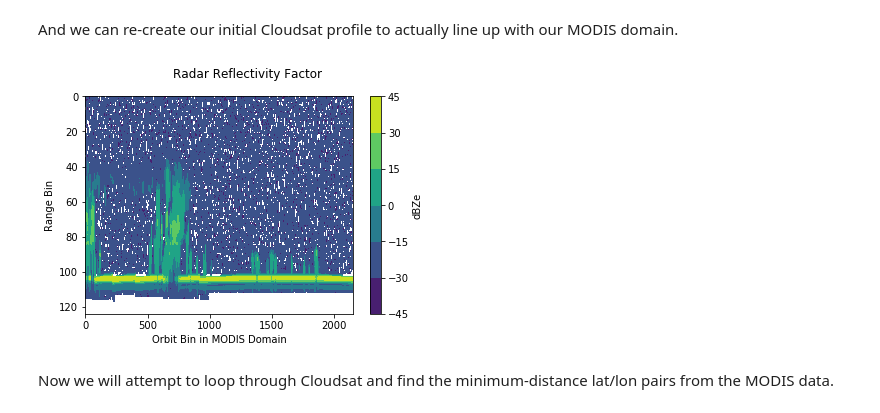
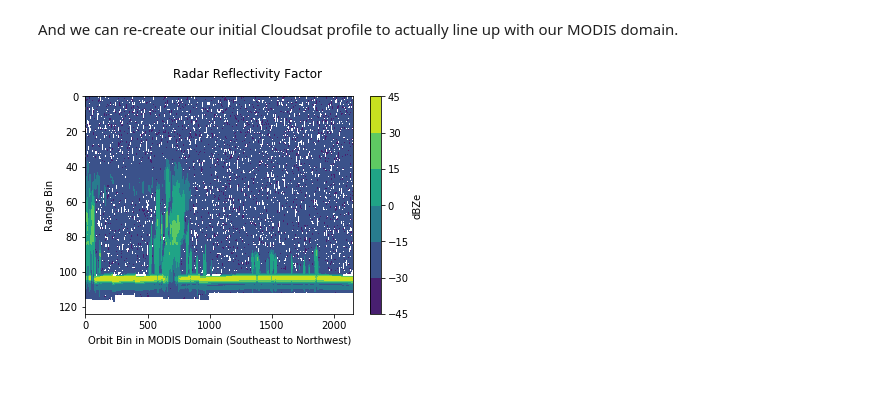
Before and after one commit to dcamron/radtran, a Jupyter notebook: radtran.ipynb, the cells around one changed output. Saved outputs shown, nothing was run; the diff lists cells and outputs as text; code cells hidden in the pictures; blank space fills up the shorter version.

```diff
--- a/radtran.ipynb
+++ b/radtran.ipynb
@@ -157,15 +169,13 @@ And we can re-create our initial Cloudsat profile to actually line up with our M
 # %%
 fig = plt.figure()
 fig.suptitle(refc_name)
 ax = plt.axes()
 c = plt.contourf(nref_c.T)
 ax.invert_yaxis()
 ax.set_ylabel('Range Bin')
-ax.set_xlabel('Orbit Bin in MODIS Domain')
+ax.set_xlabel('Orbit Bin in MODIS Domain (Southeast to Northwest)')
 cb = plt.colorbar()
 cb.set_label(refc_units)
 fig.savefig('figures/cloudsat_radar-reflectivity.png')
 # %% [output]
-[figure, old version]
+[figure, new version]
-# %% [markdown]
-Now we will attempt to loop through Cloudsat and find the minimum-distance lat/lon pairs from the MODIS data.
```
Also changed, not shown: parts of 17 cells of this notebook, 6 other files.
